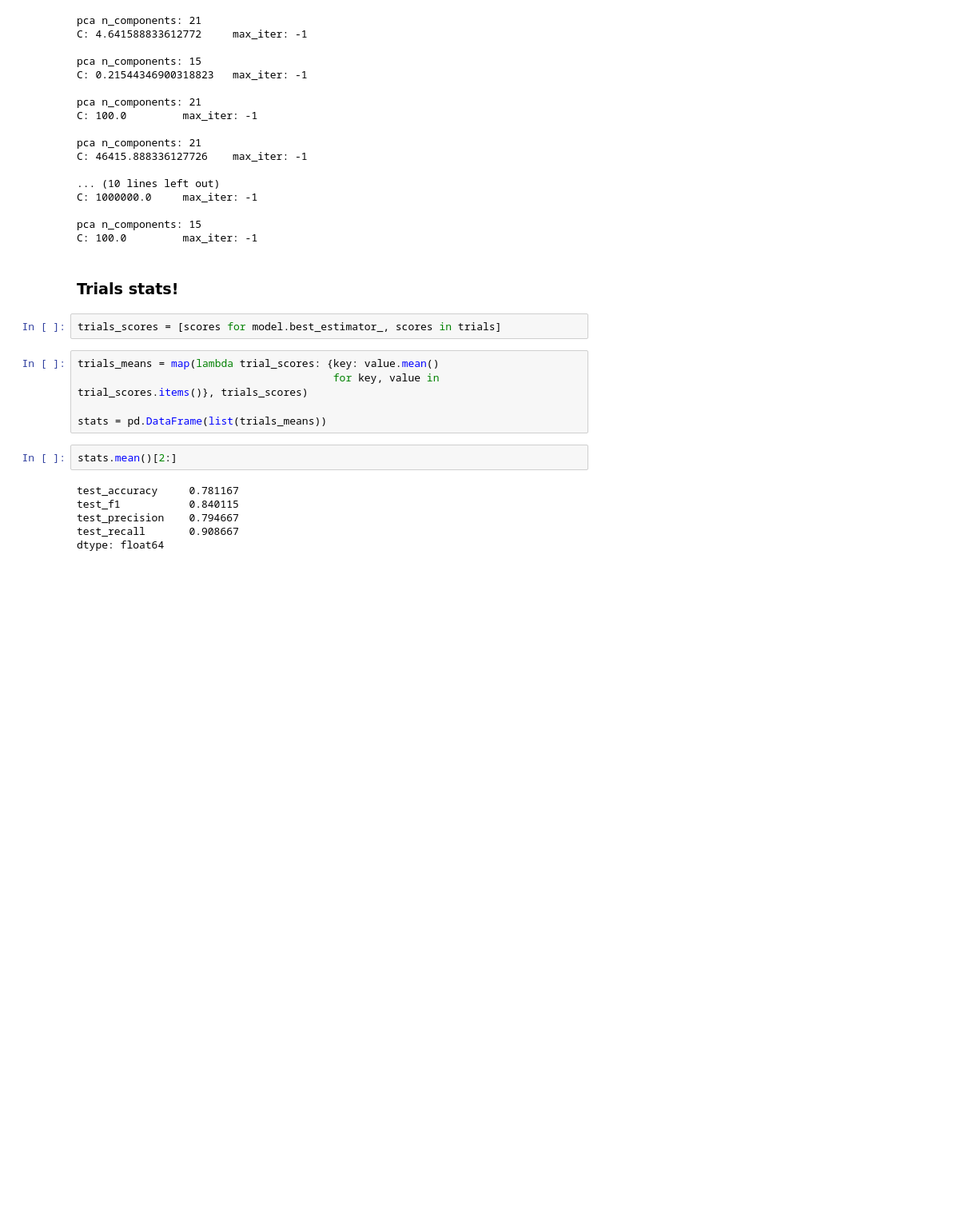
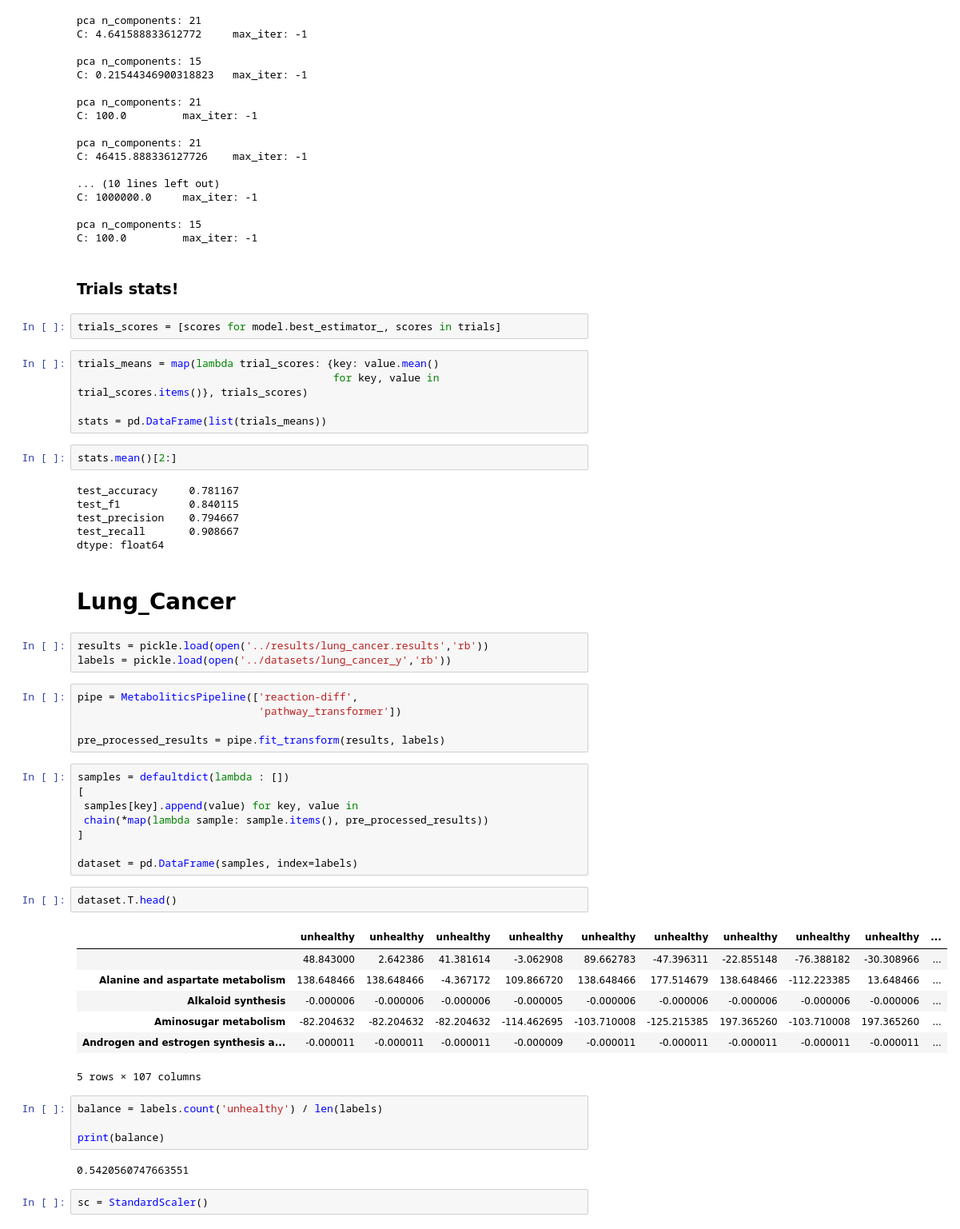
Before and after one commit to AmmarRashed/Genobolitics, a Jupyter notebook: notebooks/Classifier_diff.ipynb, the cells around one changed output. Shown at 80% size. Drawn from its saved outputs; the diff is of its cells as text; blank space fills up the shorter version.

```diff
--- a/notebooks/Classifier_diff.ipynb
+++ b/notebooks/Classifier_diff.ipynb
@@ -231,3 +229,39 @@ test_f1           0.840115
 test_precision    0.794667
 test_recall       0.908667
 dtype: float64
+# %% [markdown]
+# Lung_Cancer
+# %%
+results = pickle.load(open('../results/lung_cancer.results','rb'))
+labels = pickle.load(open('../datasets/lung_cancer_y','rb'))
+# %%
+pipe = MetaboliticsPipeline(['reaction-diff',
+                             'pathway_transformer'])
+
+pre_processed_results = pipe.fit_transform(results, labels)
+# %%
+samples = defaultdict(lambda : [])
+[
+ samples[key].append(value) for key, value in
+ chain(*map(lambda sample: sample.items(), pre_processed_results))
+]
+
+dataset = pd.DataFrame(samples, index=labels)
+# %%
+dataset.T.head()
+# %% [output]
+|  | unhealthy | unhealthy | unhealthy | unhealthy | unhealthy | unhealthy | unhealthy | unhealthy | unhealthy | ... |
+|  | 48.843000 | 2.642386 | 41.381614 | -3.062908 | 89.662783 | -47.396311 | -22.855148 | -76.388182 | -30.308966 | ... |
+| Alanine and aspartate metabolism | 138.648466 | 138.648466 | -4.367172 | 109.866720 | 138.648466 | 177.514679 | 138.648466 | -112.223385 | 13.648466 | ... |
+| Alkaloid synthesis | -0.000006 | -0.000006 | -0.000006 | -0.000005 | -0.000006 | -0.000006 | -0.000006 | -0.000006 | -0.000006 | ... |
+| Aminosugar metabolism | -82.204632 | -82.204632 | -82.204632 | -114.462695 | -103.710008 | -125.215385 | 197.365260 | -103.710008 | 197.365260 | ... |
+| Androgen and estrogen synthesis a... | -0.000011 | -0.000011 | -0.000011 | -0.000009 | -0.000011 | -0.000011 | -0.000011 | -0.000011 | -0.000011 | ... |
+5 rows × 107 columns
+# %%
+balance = labels.count('unhealthy') / len(labels)
+
+print(balance)
+# %% [output]
+0.5420560747663551
+# %%
+sc = StandardScaler()
```
Also changed, not shown: parts of 7 cells of this notebook, 3 other files.
